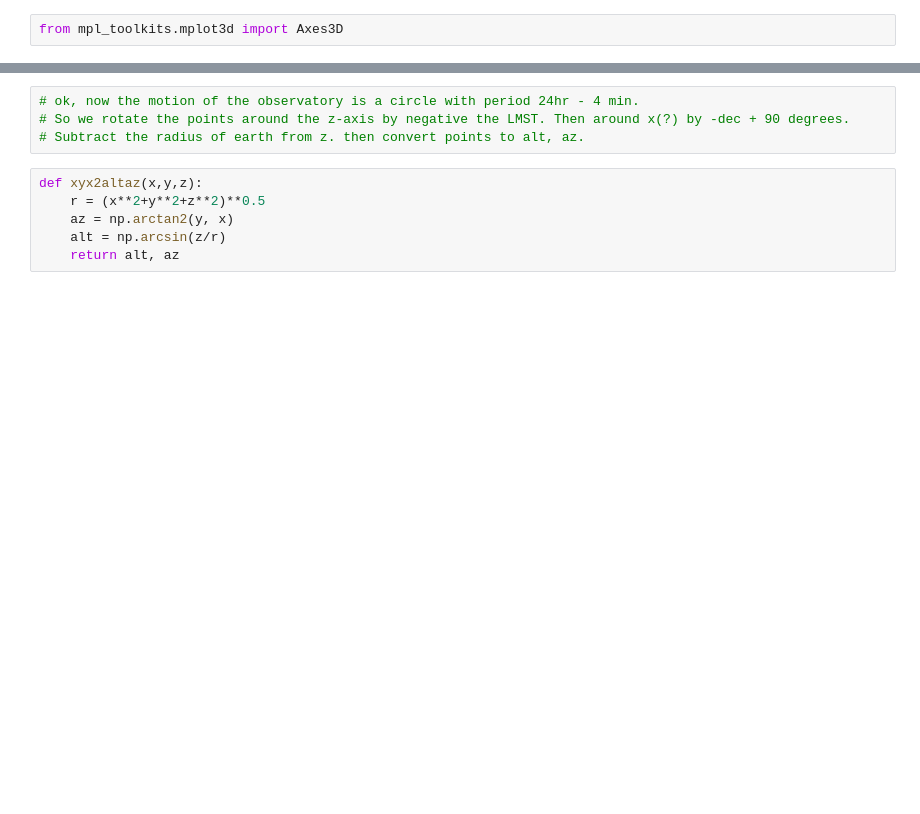
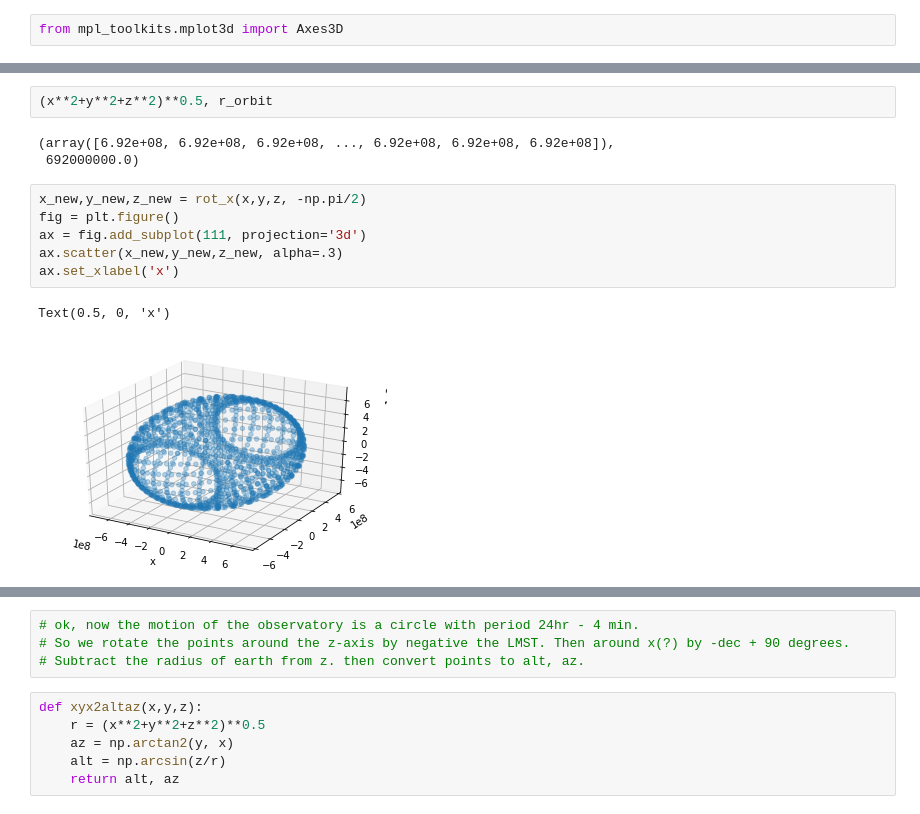
Before and after one commit to yoachim/19_Scratch, a Jupyter notebook: sat_collisions/satellite_collisions.ipynb, the cells around one changed output, grey strips where cells are left out. Cells and saved outputs as stored; diff of their text form; blank space fills up the shorter version.

```diff
--- a/sat_collisions/satellite_collisions.ipynb
+++ b/sat_collisions/satellite_collisions.ipynb
@@ -89,0 +90,14 @@ ax.scatter(x,y,z, alpha=.3)
+# %%
+(x**2+y**2+z**2)**0.5, r_orbit
+# %% [output]
+(array([6.92e+08, 6.92e+08, 6.92e+08, ..., 6.92e+08, 6.92e+08, 6.92e+08]),
+ 692000000.0)
+# %%
+x_new,y_new,z_new = rot_x(x,y,z, -np.pi/2)
+fig = plt.figure()
+ax = fig.add_subplot(111, projection='3d')
+ax.scatter(x_new,y_new,z_new, alpha=.3)
+ax.set_xlabel('x')
+# %% [output]
+Text(0.5, 0, 'x')
+[figure, added]
```
Also changed, not shown: parts of 15 cells of this notebook, 2 other files.
